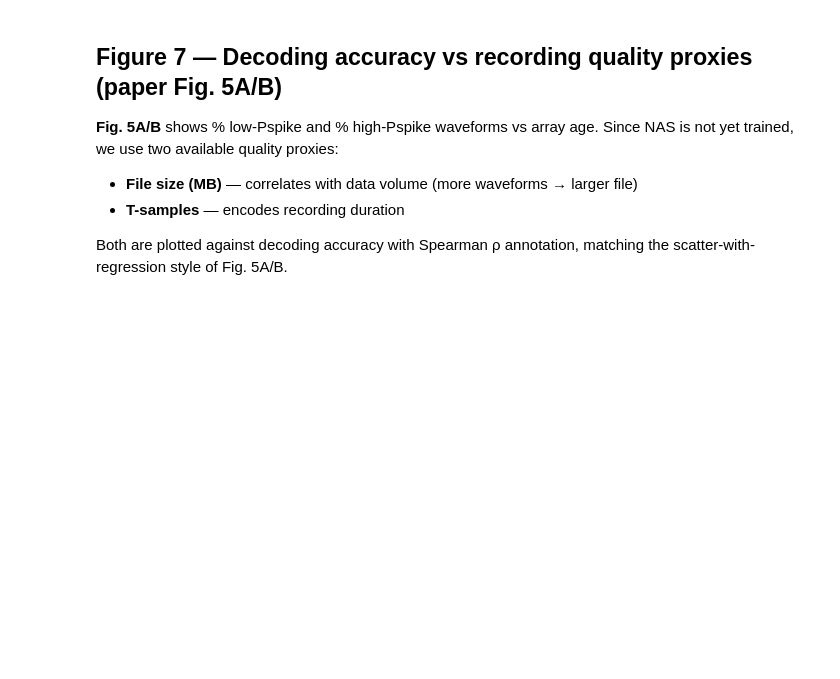
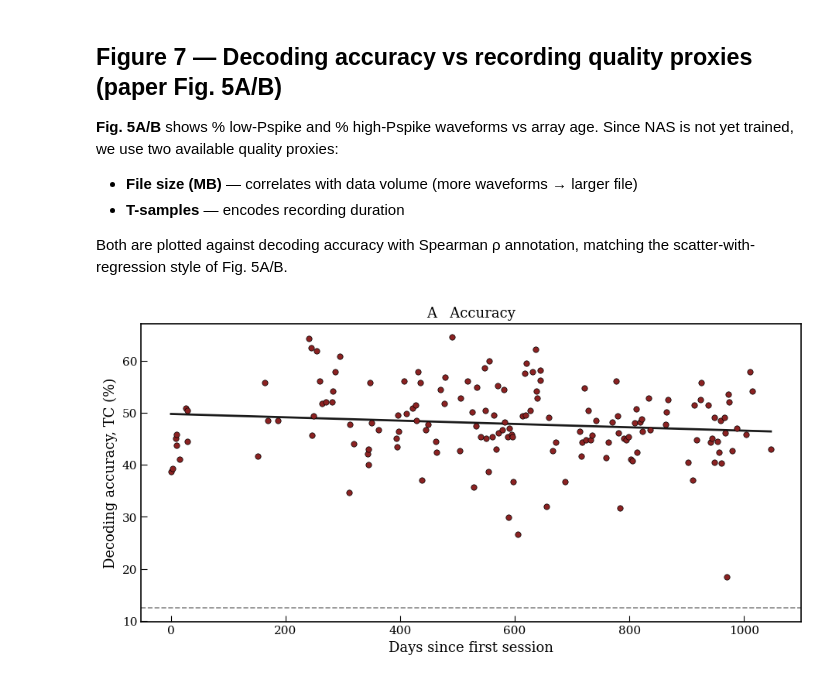
Before and after one commit to prajwal816/NeuralLink, a Jupyter notebook: 04-Poisson-Naïve-Bayes-Decoder.ipynb, the cells around one changed output. Saved outputs shown, nothing was run; the diff lists cells and outputs as text; code cells hidden in the pictures; blank space fills up the shorter version.

```diff
--- a/04-Poisson-Naïve-Bayes-Decoder.ipynb
+++ b/04-Poisson-Naïve-Bayes-Decoder.ipynb
@@ -1278,31 +1326,33 @@ fig, axes = plt.subplots(len(proxy_cols), 1,
                           figsize=(11, 5 * len(proxy_cols)), squeeze=False)
 
 proxy_labels = {
     "file_size_mb"         : "File size (MB)",
     "T_samples_tc"         : "T-samples (ThresholdCrossings)",
     "days_since_first_session": "Days since first session",
 }
 
 for ax_row, col in zip(axes, proxy_cols):
     ax = ax_row[0]
     sub = ok_df[[col, "acc_mean"]].dropna()
     x  = sub[col].values.astype(float)
     y  = sub["acc_mean"].values * 100
 
     rho_p, pval_p = stats.spearmanr(x, y)
     slope_p, intercept_p, *_ = stats.linregress(x, y)
     x_line = np.array([x.min(), x.max()])
     y_line = slope_p * x_line + intercept_p
 
     ax.scatter(x, y, s=28, color=C_MAROON, marker=MARKER_TC,
                edgecolor="black", linewidth=0.5, zorder=3,
                label="ThresholdCrossings")
     ax.plot(x_line, y_line, color=C_BLACK, linewidth=2.0,
             label=f"ρ = {rho_p:.2f}, p = {pval_p:.2e}")
     ax.axhline(CHANCE * 100, color=C_GRAY, linestyle="--", linewidth=1.2,
                label=f"Chance ({CHANCE*100:.1f}%)")
 
     panel_letter = chr(65 + proxy_cols.index(col))
     ax.set_xlabel(proxy_labels.get(col, col))
     ax.set_ylabel("Decoding accuracy, TC (%)")
-    ax.set_title(f"{panel_letter}   Accuracy
+    ax.set_title(f"{panel_letter}   Accuracy")
+# %% [output]
+[figure, added]
```
Also changed, not shown: parts of 7 cells of this notebook.
